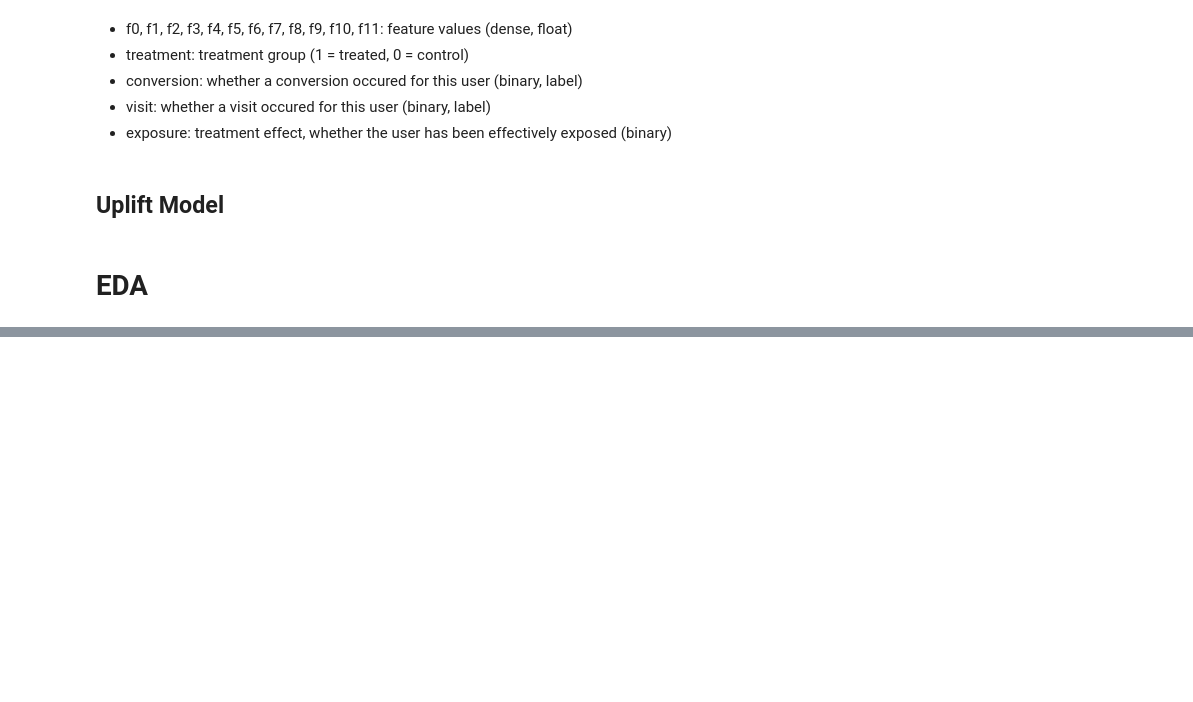
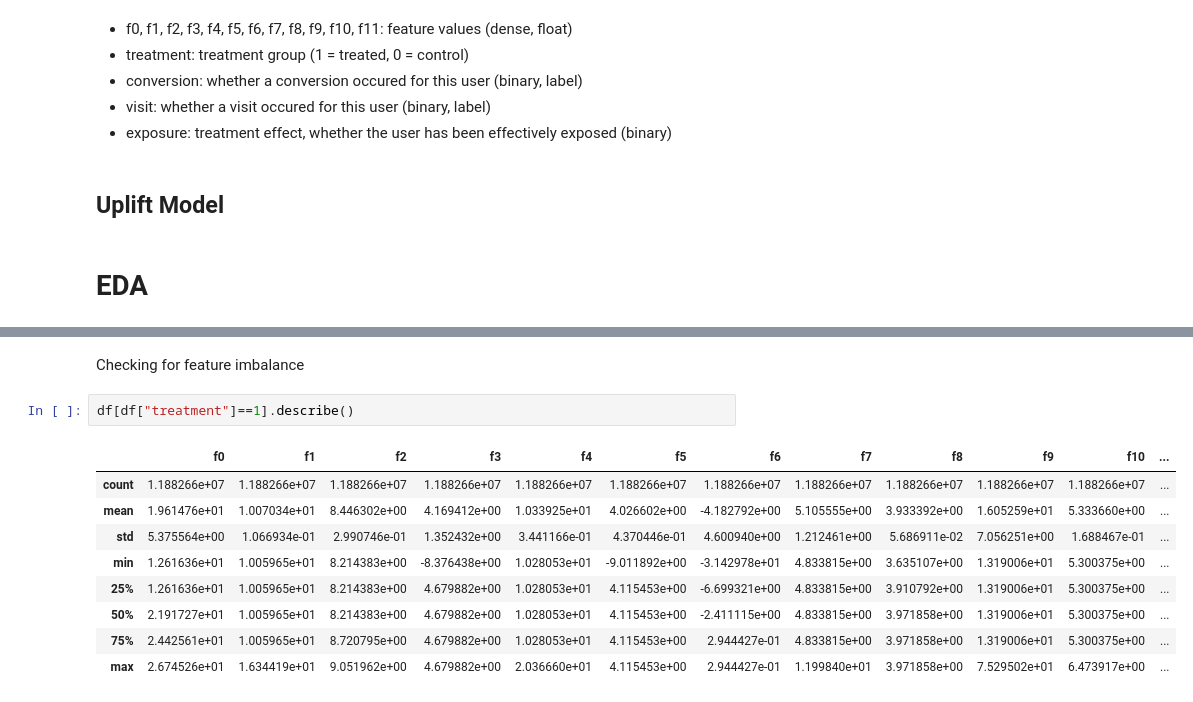
Before and after one commit to anicholson6/Personal-Portfolio, a Jupyter notebook: uplift-models/Criteo_Uplift_Model.ipynb, the cells around one changed output, grey strips where cells are left out. Drawn from its saved outputs; the diff is of its cells as text; blank space fills up the shorter version.

```diff
--- a/uplift-models/Criteo_Uplift_Model.ipynb
+++ b/uplift-models/Criteo_Uplift_Model.ipynb
@@ -31,0 +64,14 @@ ModuleNotFoundError: No module named 'matplotlib.backends.registry'
+# %% [markdown]
+Checking for feature imbalance
+# %%
+df[df["treatment"]==1].describe()
+# %% [output]
+|  | f0 | f1 | f2 | f3 | f4 | f5 | f6 | f7 | f8 | f9 | f10 | ... |
+| count | 1.188266e+07 | 1.188266e+07 | 1.188266e+07 | 1.188266e+07 | 1.188266e+07 | 1.188266e+07 | 1.188266e+07 | 1.188266e+07 | 1.188266e+07 | 1.188266e+07 | 1.188266e+07 | ... |
+| mean | 1.961476e+01 | 1.007034e+01 | 8.446302e+00 | 4.169412e+00 | 1.033925e+01 | 4.026602e+00 | -4.182792e+00 | 5.105555e+00 | 3.933392e+00 | 1.605259e+01 | 5.333660e+00 | ... |
+| std | 5.375564e+00 | 1.066934e-01 | 2.990746e-01 | 1.352432e+00 | 3.441166e-01 | 4.370446e-01 | 4.600940e+00 | 1.212461e+00 | 5.686911e-02 | 7.056251e+00 | 1.688467e-01 | ... |
+| min | 1.261636e+01 | 1.005965e+01 | 8.214383e+00 | -8.376438e+00 | 1.028053e+01 | -9.011892e+00 | -3.142978e+01 | 4.833815e+00 | 3.635107e+00 | 1.319006e+01 | 5.300375e+00 | ... |
+| 25% | 1.261636e+01 | 1.005965e+01 | 8.214383e+00 | 4.679882e+00 | 1.028053e+01 | 4.115453e+00 | -6.699321e+00 | 4.833815e+00 | 3.910792e+00 | 1.319006e+01 | 5.300375e+00 | ... |
+| 50% | 2.191727e+01 | 1.005965e+01 | 8.214383e+00 | 4.679882e+00 | 1.028053e+01 | 4.115453e+00 | -2.411115e+00 | 4.833815e+00 | 3.971858e+00 | 1.319006e+01 | 5.300375e+00 | ... |
+| 75% | 2.442561e+01 | 1.005965e+01 | 8.720795e+00 | 4.679882e+00 | 1.028053e+01 | 4.115453e+00 | 2.944427e-01 | 4.833815e+00 | 3.971858e+00 | 1.319006e+01 | 5.300375e+00 | ... |
+| max | 2.674526e+01 | 1.634419e+01 | 9.051962e+00 | 4.679882e+00 | 2.036660e+01 | 4.115453e+00 | 2.944427e-01 | 1.199840e+01 | 3.971858e+00 | 7.529502e+01 | 6.473917e+00 | ... |
```
Also changed, not shown: parts of 14 cells of this notebook.
